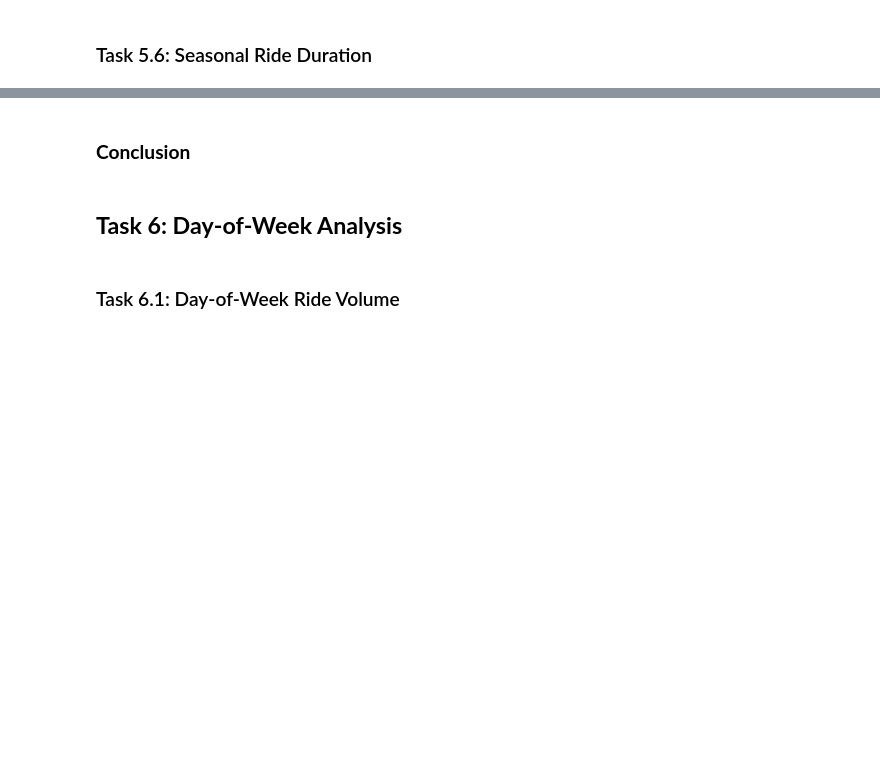
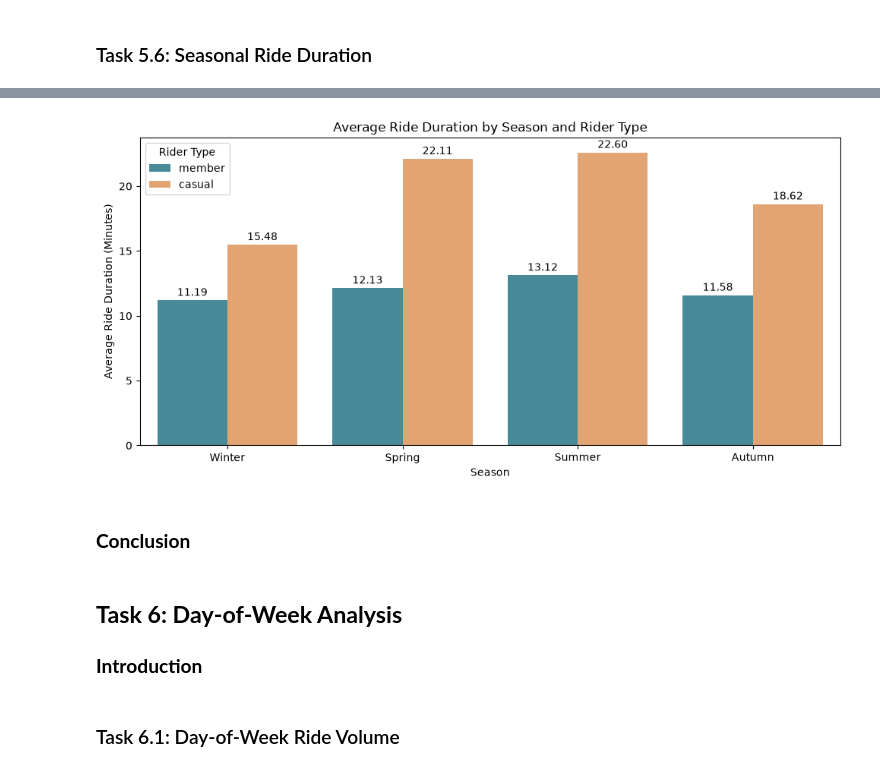
Before and after one commit to Cyberoctane29/Cyclistic-Bike-Share--Analyzing-Rider-Behavior, a Jupyter notebook: Cyclistic_Bike_Share_Member_vs_Casual_Rider_Behavior_Analysis.ipynb, the cells around one changed output, grey strips where cells are left out. Drawn from its saved outputs; the diff is of its cells as text; code cells hidden in the pictures; blank space fills up the shorter version.

```diff
--- a/Cyclistic_Bike_Share_Member_vs_Casual_Rider_Behavior_Analysis.ipynb
+++ b/Cyclistic_Bike_Share_Member_vs_Casual_Rider_Behavior_Analysis.ipynb
@@ -2717,7 +2778,32 @@ ORDER BY
+# %%
+plt.figure(figsize=(10, 5))
+
+ax = sns.barplot(
+    data=seasonal_duration_df,
+    x="season",
+    y="average_ride_duration",
+    hue="member_casual",
+    palette=RIDER_PALETTE
+)
+
+for container in ax.containers:
+    ax.bar_label(container, fmt="%.2f", padding=2)
+
+plt.title("Average Ride Duration by Season and Rider Type")
+plt.xlabel("Season")
+plt.ylabel("Average Ride Duration (Minutes)")
+plt.legend(title="Rider Type")
+
+plt.tight_layout()
+plt.show()
+# %% [output]
+[figure, added]
 # %% [markdown]
 ### **Conclusion**
 # %% [markdown]
 ## **Task 6: Day-of-Week Analysis**
+
+### **Introduction**
 # %% [markdown]
 ### Task 6.1: Day-of-Week Ride Volume
 # %%
```
Also changed, not shown: parts of 30 cells of this notebook.
